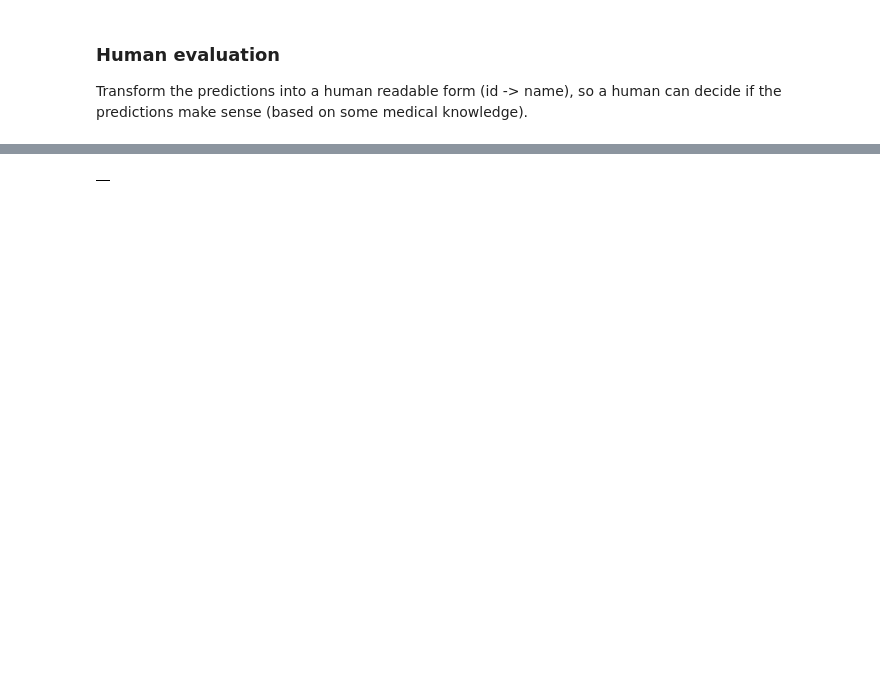
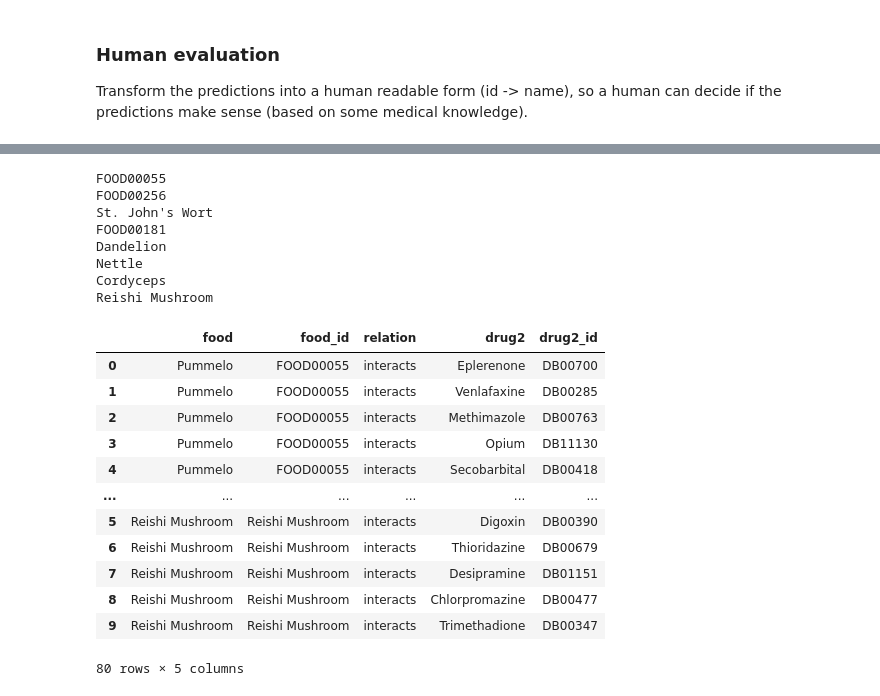
Before and after one commit to marketakrenkova/drug-interaction-prediction, a Jupyter notebook: data_processing/prediction_processing.ipynb, the cells around one changed output, grey strips where cells are left out. Cells and saved outputs as stored; diff of their text form; code cells hidden in the pictures; blank space fills up the shorter version.

```diff
--- a/data_processing/prediction_processing.ipynb
+++ b/data_processing/prediction_processing.ipynb
@@ -174,9 +164,7 @@ Interactions with Grapefruit
  'Methimazole']
 # %%
 # # check if the predicted drug/food is in different interaction with the same drug in the training data
-def check_known_triplets(idx, snd_idx, data):
-
-    run = 'run2/'
+def check_known_triplets(idx, snd_idx, data, run='run2/'):
 
     train_triplets = pd.read_csv(triplets_dir + run + 'train_' + data + '.tsv', sep='\t', index_col=[0])
     valid_triplets = pd.read_csv(triplets_dir + run + 'valid_' + data + '.tsv', sep='\t', index_col=[0])
@@ -323,38 +355,43 @@ Transform the predictions into a human readable form (id -> name), so a human ca
 predictions_human_all = pd.DataFrame()
 
 for drug_id in common_drugs_ids:
-    prediction_file = prediction_dir + specification + data_dir + model_name + drug_id + '_interacts_' + specification + '.csv'
-#     prediction_file = prediction_dir + specification + data_dir + 'common_preds/common_preds_' + drug_id + '.csv'
+#     prediction_file = prediction_dir + specification + data_dir + model_name + drug_id + '_interacts_' + specification + '.csv'
+    prediction_file = prediction_dir + 'best_pipeline4' + data_dir + 'common_preds/common_preds_' + drug_id + '.csv'
     predictions = get_predictions(prediction_file)
 
     if predictions is None:
         continue
 
+    filtered_predictions = []
 
     # filter out known triplets
     for row in predictions.iterrows():
         snd_idx = row[1].tail_label
-        known_triplet = check_known_triplets(drug_id, snd_idx, 'interactions')
+        known_triplet = check_known_triplets(drug_id, snd_idx, 'drugbank')
 
         # TODO: opravit
-        if known_triplet:
-            predictions.drop(row[0])
+        if not known_triplet:
+            filtered_predictions.append([row[1].tail_id, row[1].tail_label, row[1].node_type])
 
+    filtered_predictions_df = pd.DataFrame(filtered_predictions, columns=['tail_id', 'tail_label', 'node_type'])
 
     predictions_human = pd.DataFrame()
     k = 10
+    if filtered_predictions_df.shape[0] < k:
+        k = filtered_predictions_df.shape[0]
 
-    predictions = predictions.head(k)
+    preds = filtered_predictions_df.head(k)
     drug_name = drug_id_map_dict[drug_id]
-    tail_names = assign_names(predictions)
+    tail_names = assign_names(preds)
 
     predictions_human['drug1'] = list(itertools.repeat(drug_name, k))
     predictions_human['drug1_id'] = list(itertools.repeat(drug_id, k))
     predictions_human['relation'] = list(itertools.repeat('interacts', k))
     predictions_human['drug2'] = tail_names
-    predictions_human['drug2_id'] = predictions.tail_label.values
+    predictions_human['drug2_id'] = preds.tail_label.values
 
     predictions_human_all = pd.concat([predictions_human_all, predictions_human])
+    print(drug_id, "done!")
 
 predictions_human_all
 # %% [output]
@@ -388,42 +432,68 @@ for food_id in foods:
     if predictions is None or predictions.shape[0] == 0:
         continue
 
+    filtered_predictions = []
+
     # filter out known triplets
     for row in predictions.iterrows():
         snd_idx = row[1].tail_label
-        known_triplet = check_known_triplets(drug, snd_idx, 'interactions')
+        known_triplet = check_known_triplets(food_id, snd_idx, 'drugbank')
 
-        if known_triplet:
-            predictions.drop(row[0])
+        # TODO: opravit
+        if not known_triplet:
+            filtered_predictions.append([row[1].tail_id, row[1].tail_label, row[1].node_type])
 
+    filtered_predictions_df = pd.DataFrame(filtered_predictions, columns=['tail_id', 'tail_label', 'node_type'])
 
     predictions_human = pd.DataFrame()
     k = predictions.shape[0]
 
-    predictions = predictions.drop(predictions[predictions.node_type != 'drug'].index)
+    preds = filtered_predictions_df.drop(filtered_predictions_df[filtered_predictions_df.node_type != 'drug'].index)
 
     if k > 10:
         k = 10
-        predictions = predictions.head(k)
+        preds = preds.head(k)
 
 
     if 'FDB' in food_id:
         food_name = compound_id_map_dict[food_id]
     elif 'FOOD' in food_id:
         food_name = food_id_map_dict[food_id]
     else:
         food_name = food_id
-    tail_names = assign_names(predictions)
+    tail_names = assign_names(preds)
 
     predictions_human['food'] = list(itertools.repeat(food_name, k))
     predictions_human['food_id'] = list(itertools.repeat(food_id, k))
     predictions_human['relation'] = list(itertools.repeat('interacts', k))
     predictions_human['drug2'] = tail_names
-    predictions_human['drug2_id'] = predictions.tail_label.values
+    predictions_human['drug2_id'] = preds.tail_label.values
 
     predictions_human_all_food = pd.concat([predictions_human_all_food, predictions_human])
 
+    print(food_id)
+
 predictions_human_all_food
 # %% [output]
+FOOD00055
+FOOD00256
+St. John's Wort
+FOOD00181
+Dandelion
+Nettle
+Cordyceps
+Reishi Mushroom
-|  |
+|  | food | food_id | relation | drug2 | drug2_id |
+| 0 | Pummelo | FOOD00055 | interacts | Eplerenone | DB00700 |
+| 1 | Pummelo | FOOD00055 | interacts | Venlafaxine | DB00285 |
+| 2 | Pummelo | FOOD00055 | interacts | Methimazole | DB00763 |
+| 3 | Pummelo | FOOD00055 | interacts | Opium | DB11130 |
+| 4 | Pummelo | FOOD00055 | interacts | Secobarbital | DB00418 |
+| ... | ... | ... | ... | ... | ... |
+| 5 | Reishi Mushroom | Reishi Mushroom | interacts | Digoxin | DB00390 |
+| 6 | Reishi Mushroom | Reishi Mushroom | interacts | Thioridazine | DB00679 |
+| 7 | Reishi Mushroom | Reishi Mushroom | interacts | Desipramine | DB01151 |
+| 8 | Reishi Mushroom | Reishi Mushroom | interacts | Chlorpromazine | DB00477 |
+| 9 | Reishi Mushroom | Reishi Mushroom | interacts | Trimethadione | DB00347 |
+80 rows × 5 columns
 # %%
```
Also changed, not shown: parts of 7 cells of this notebook, 5 other files.
